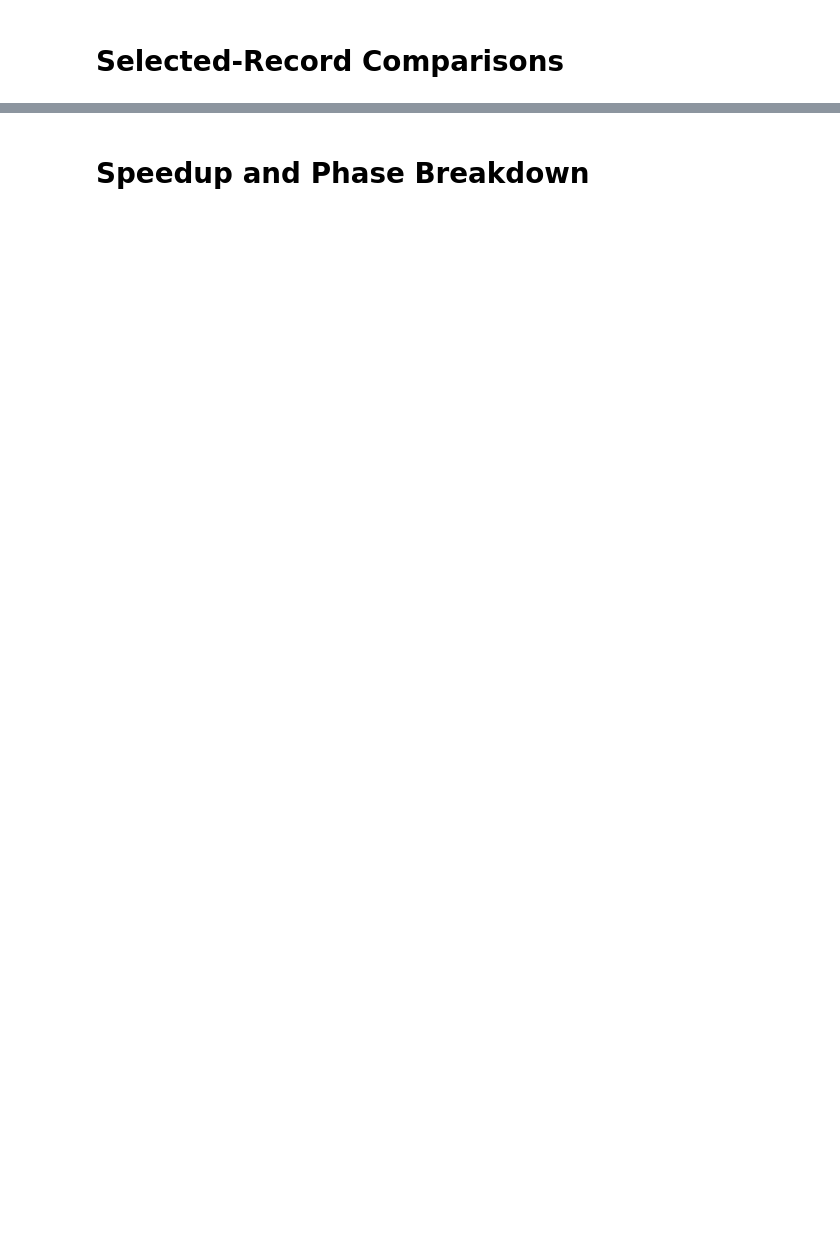
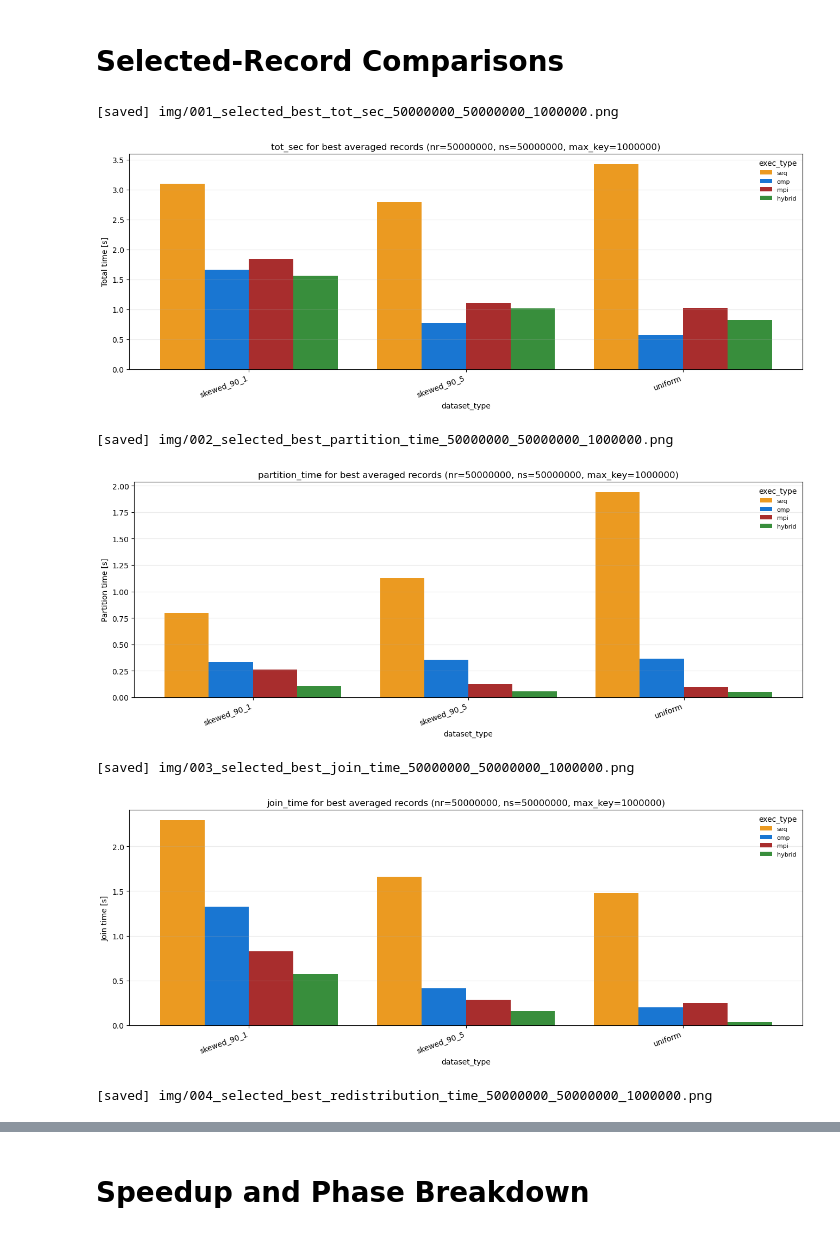
Before and after one commit to GianlucaPanzani/Optimization-of-Partitioned-Hash-Join-with-Duplicates-part_4, a Jupyter notebook: src/statistics.ipynb, the cells around one changed output, grey strips where cells are left out. Drawn from its saved outputs; the diff is of its cells as text; code cells hidden in the pictures; blank space fills up the shorter version.

```diff
--- a/src/statistics.ipynb
+++ b/src/statistics.ipynb
@@ -102,16 +102,10 @@ df = pd.concat(frames, ignore_index=True, sort=False)
 
 exec_type_names = sorted(df["exec_type"].dropna().unique(), key=lambda x: (EXEC_TYPE_ORDER.index(x) if x in EXEC_TYPE_ORDER else len(EXEC_TYPE_ORDER), x))
 EXEC_TYPE_COLORS = {
-    "seq": "#607D8B",          # Blue Grey 500
-    "omp": "#1976D2",
-    "mpi": "#009688",
-    "hybrid": "#7B1FA2",
-    "omp_loop": "#2196F3",        # Blue 500
-    "omp_loop_wb": "#1976D2",     # Blue 700
-    "omp_task": "#673AB7",        # Deep Purple 500
-    "omp_task_wb": "#512DA8",     # Deep Purple 700
-    "omp_taskloop": "#4CAF50",    # Green 500
-    "omp_taskloop_wb": "#388E3C", # Green 700
+    "seq": "#EB9A21",    # Orange
+    "omp": "#1976D2",    # Blue 700
+    "mpi": "#A82D2D",    # Red
+    "hybrid": "#388E3C", # Green 700
 }
 fallback_exec_type_palette = ["#3F51B5", "#009688", "#F44336", "#9C27B0", "#8BC34A", "#03A9F4", "#795548"]
 color_map = {
@@ -341,31 +390,49 @@ def plot_selected_metric(metric_df, metric_col, ylabel, title_prefix, hline=None
         fig, ax = plt.subplots(figsize=(max(8.8, 1.1 * len(dataset_types) * len(exec_types)), 5.2))
 
         for idx, exec_type in enumerate(exec_types):
             sub = subdf[subdf["exec_type"] == exec_type].set_index("dataset_type")[metric_col].to_dict()
             heights = [float(sub.get(dataset_type, np.nan)) for dataset_type in dataset_types]
             offsets = x_positions + (idx - (len(exec_types) - 1) / 2.0) * bar_width
-            ax.bar(offsets, heights, width=bar_width, label=exec_type, color=color_map.get(exec_type, "tab:gray"))
+            bars = ax.bar(offsets, heights, width=bar_width, label=exec_type, color=color_map.get(exec_type, "tab:gray"))
+            if metric_col == "redistribution_time":
+                ax.bar_label(
+                    bars,
+                    labels=[f"{value:.4f}" if np.isfinite(value) else "" for value in heights],
+                    padding=3,
+                    fontsize=7,
+                    rotation=90,
+                )
 
         if hline is not None:
             ax.axhline(float(hline), color="black", linestyle=":", linewidth=1.2)
 
         ax.set_xticks(x_positions)
         ax.set_xticklabels(dataset_types, rotation=20, ha="right")
         ax.set_xlabel("dataset_type")
         ax.set_ylabel(ylabel)
         ax.set_title(f"{title_prefix} for best averaged records ({problem_label(problem_key)})")
         ax.grid(axis="y", alpha=0.25)
+        if metric_col == "redistribution_time":
+            ax.margins(y=0.12)
         ax.legend(title="exec_type", fontsize=8, frameon=False)
         fig.tight_layout()
         show_and_save(fig, f"selected_best_{title_prefix}_{'_'.join(fmt_num(v) for v in problem_key)}")
 
 
 selected_metric_specs = [
     ("tot_sec", "Total time [s]", "tot_sec"),
     ("partition_time", "Partition time [s]", "partition_time"),
     ("join_time", "Join time [s]", "join_time"),
     ("redistribution_time", "Redistribution / residual time [s]", "redistribution_time"),
 ]
 
 for metric_col, ylabel, title_prefix in selected_metric_specs:
     plot_selected_metric(selected_best_df, metric_col, ylabel, title_prefix)
+# %% [output]
+[saved] img/001_selected_best_tot_sec_50000000_50000000_1000000.png
+[figure, added]
+[saved] img/002_selected_best_partition_time_50000000_50000000_1000000.png
+[figure, added]
+[saved] img/003_selected_best_join_time_50000000_50000000_1000000.png
+[figure, added]
+[saved] img/004_selected_best_redistribution_time_50000000_50000000_1000000.png
```
Also changed, not shown: parts of 11 cells of this notebook, 11 other files.
